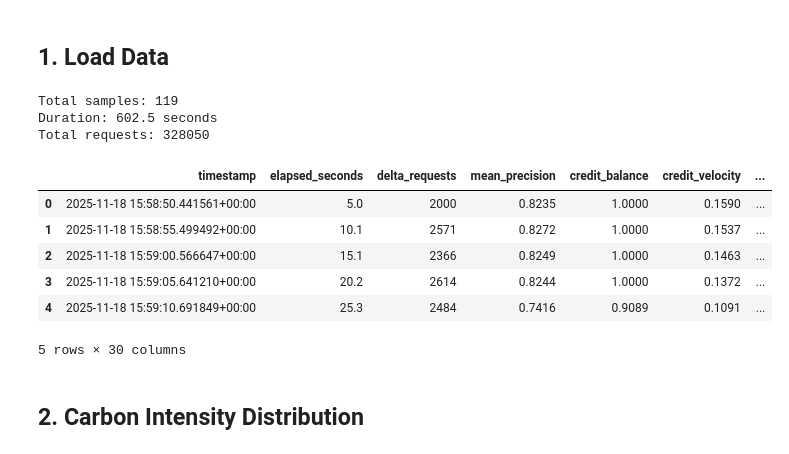
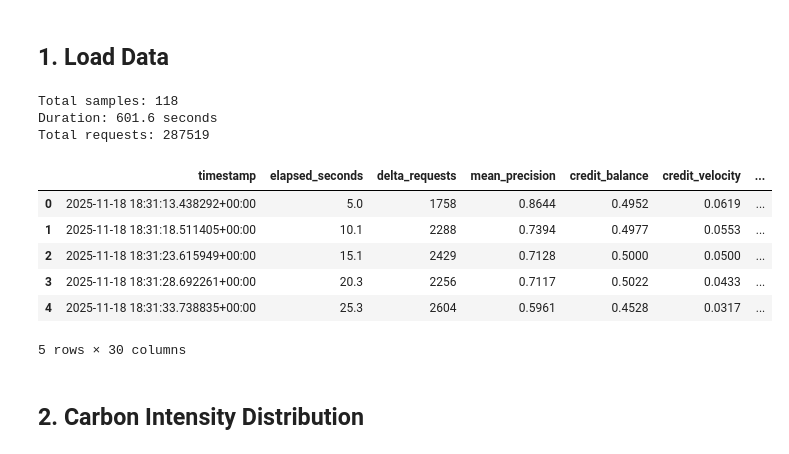
Before and after one commit to belgio99/k8s-carbonrouter, a Jupyter notebook: experiments/credit_greedy_analysis.ipynb, the cells around one changed output. Cells and saved outputs as stored; diff of their text form; code cells hidden in the pictures.

```diff
--- a/experiments/credit_greedy_analysis.ipynb
+++ b/experiments/credit_greedy_analysis.ipynb
@@ -15,31 +15,31 @@ plt.rcParams['figure.figsize'] = (14, 6)
 ## 1. Load Data
 # %%
 # Load timeseries data
-df = pd.read_csv('results/simple_20251118_155722/credit-greedy/timeseries.csv')
+df = pd.read_csv('results/simple_20251118_182945/credit-greedy/timeseries.csv')
 
 # Calculate percentages
 df['total_requests'] = df['requests_precision_30'] + df['requests_precision_50'] + df['requests_precision_100']
 df['p30_pct'] = (df['requests_precision_30'] / df['total_requests']) * 100
 df['p50_pct'] = (df['requests_precision_50'] / df['total_requests']) * 100
 df['p100_pct'] = (df['requests_precision_100'] / df['total_requests']) * 100
 
 # Convert timestamp to datetime
 df['timestamp'] = pd.to_datetime(df['timestamp'])
 
 print(f"Total samples: {len(df)}")
 print(f"Duration: {df['elapsed_seconds'].max():.1f} seconds")
 print(f"Total requests: {df['total_requests'].sum():.0f}")
 df.head()
 # %% [output]
-Total samples: 119
-Duration: 602.5 seconds
-Total requests: 328050
+Total samples: 118
+Duration: 601.6 seconds
+Total requests: 287519
 |  | timestamp | elapsed_seconds | delta_requests | mean_precision | credit_balance | credit_velocity | ... |
-| 0 | 2025-11-18 15:58:50.441561+00:00 | 5.0 | 2000 | 0.8235 | 1.0000 | 0.1590 | ... |
-| 1 | 2025-11-18 15:58:55.499492+00:00 | 10.1 | 2571 | 0.8272 | 1.0000 | 0.1537 | ... |
-| 2 | 2025-11-18 15:59:00.566647+00:00 | 15.1 | 2366 | 0.8249 | 1.0000 | 0.1463 | ... |
-| 3 | 2025-11-18 15:59:05.641210+00:00 | 20.2 | 2614 | 0.8244 | 1.0000 | 0.1372 | ... |
-| 4 | 2025-11-18 15:59:10.691849+00:00 | 25.3 | 2484 | 0.7416 | 0.9089 | 0.1091 | ... |
+| 0 | 2025-11-18 18:31:13.438292+00:00 | 5.0 | 1758 | 0.8644 | 0.4952 | 0.0619 | ... |
+| 1 | 2025-11-18 18:31:18.511405+00:00 | 10.1 | 2288 | 0.7394 | 0.4977 | 0.0553 | ... |
+| 2 | 2025-11-18 18:31:23.615949+00:00 | 15.1 | 2429 | 0.7128 | 0.5000 | 0.0500 | ... |
+| 3 | 2025-11-18 18:31:28.692261+00:00 | 20.3 | 2256 | 0.7117 | 0.5022 | 0.0433 | ... |
+| 4 | 2025-11-18 18:31:33.738835+00:00 | 25.3 | 2604 | 0.5961 | 0.4528 | 0.0317 | ... |
 5 rows × 30 columns
 # %% [markdown]
 ## 2. Carbon Intensity Distribution
```
Also changed, not shown: parts of 7 cells of this notebook, 3 other files.
